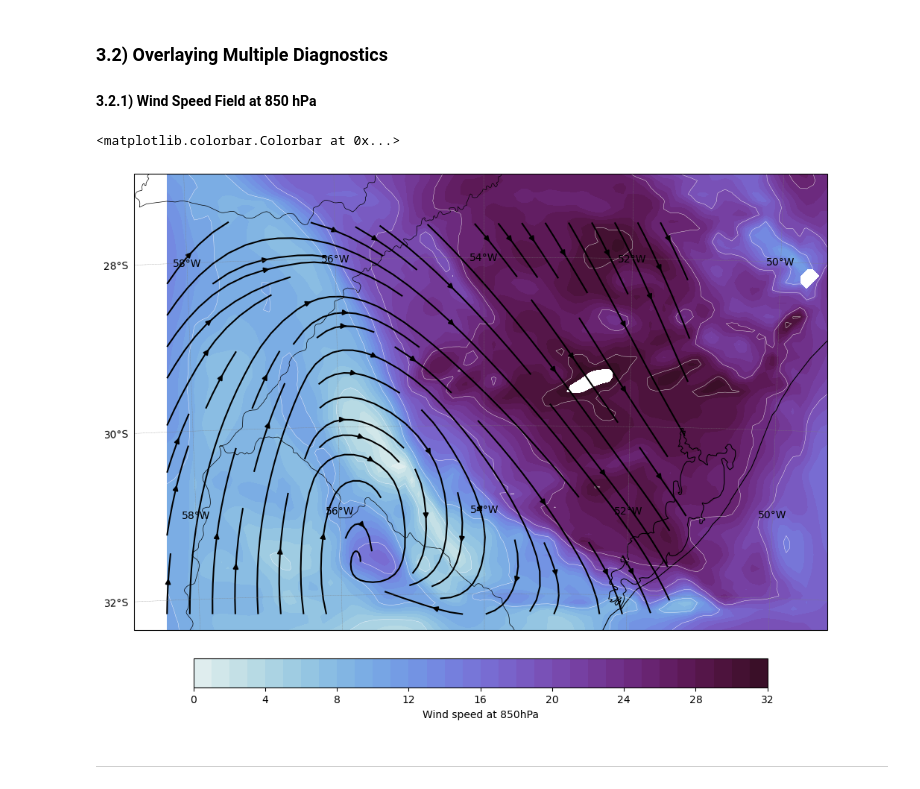
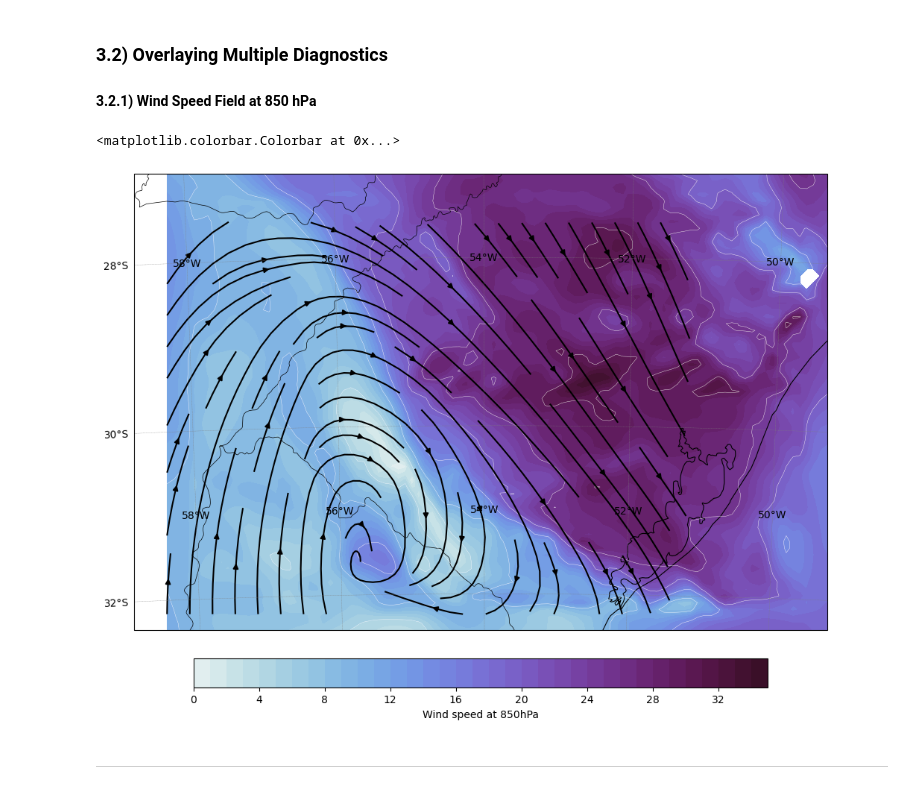
Before and after one commit to douglima8/WRF-Python, a Jupyter notebook: WRF-Python_tutorial.ipynb, the cells around one changed output. Drawn from its saved outputs; the diff is of its cells as text; code cells hidden in the pictures.

```diff
--- a/WRF-Python_tutorial.ipynb
+++ b/WRF-Python_tutorial.ipynb
@@ -334,30 +334,30 @@ plt.colorbar(img1, label='Wind speed at 850hPa', orientation='horizontal', pad=0
 # %%
 # Define de contour interval
 data_min = 0
-data_max = 32
+data_max = 35
 interval = 1
 levels = np.arange(data_min,data_max + interval,interval)
 
 plt.figure(figsize=(12,10))
 
 ax = plt.axes(projection=cart_proj)
 
 img1 = ax.contourf(lons, lats, ws850, cmap=cmaps.cmocean_dense,  levels=levels,transform=ccrs.PlateCarree())
 img2 = ax.contour(lons, lats, ws850, colors='white', linewidths=0.3, transform=ccrs.PlateCarree())
 
 img3 = ax.streamplot(lons[::20, ::20], lats[::20,::20], u850[::20, ::20], v850[::20, ::20], color='black', transform=ccrs.PlateCarree())
 
 # # Add coastlines, borders and gridlines
 ax.coastlines(resolution='10m', color='black', linewidth=0.8)
 ax.add_feature(cartopy.feature.BORDERS, edgecolor='black', linewidth=0.5)
 gl = ax.gridlines(crs=ccrs.PlateCarree(), color='gray', alpha=1.0, linestyle='--', linewidth=0.25, xlocs=np.arange(-180, 180, 2), ylocs=np.arange(-90, 90, 2), draw_labels=True)
 gl.top_labels = False
 gl.right_labels = False
 
 plt.colorbar(img1, label='Wind speed at 850hPa', orientation='horizontal', pad=0.05, fraction=0.05)
 # %% [output]
 <matplotlib.colorbar.Colorbar at 0x...>
-[figure, old version]
+[figure, new version]
 # %% [markdown]
 ****
 # %% [markdown]
```
Also changed, not shown: parts of 1 cell of this notebook.
